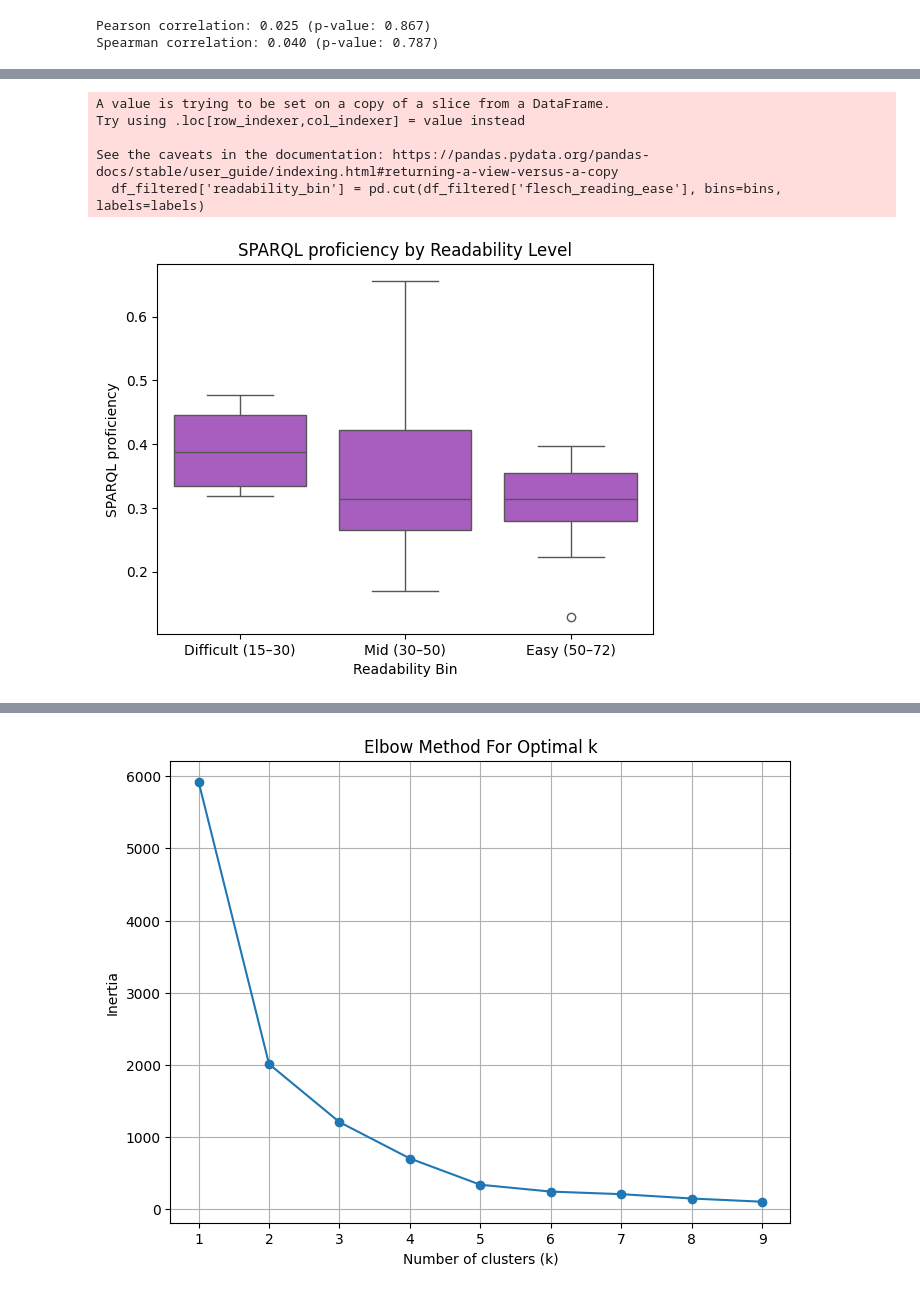
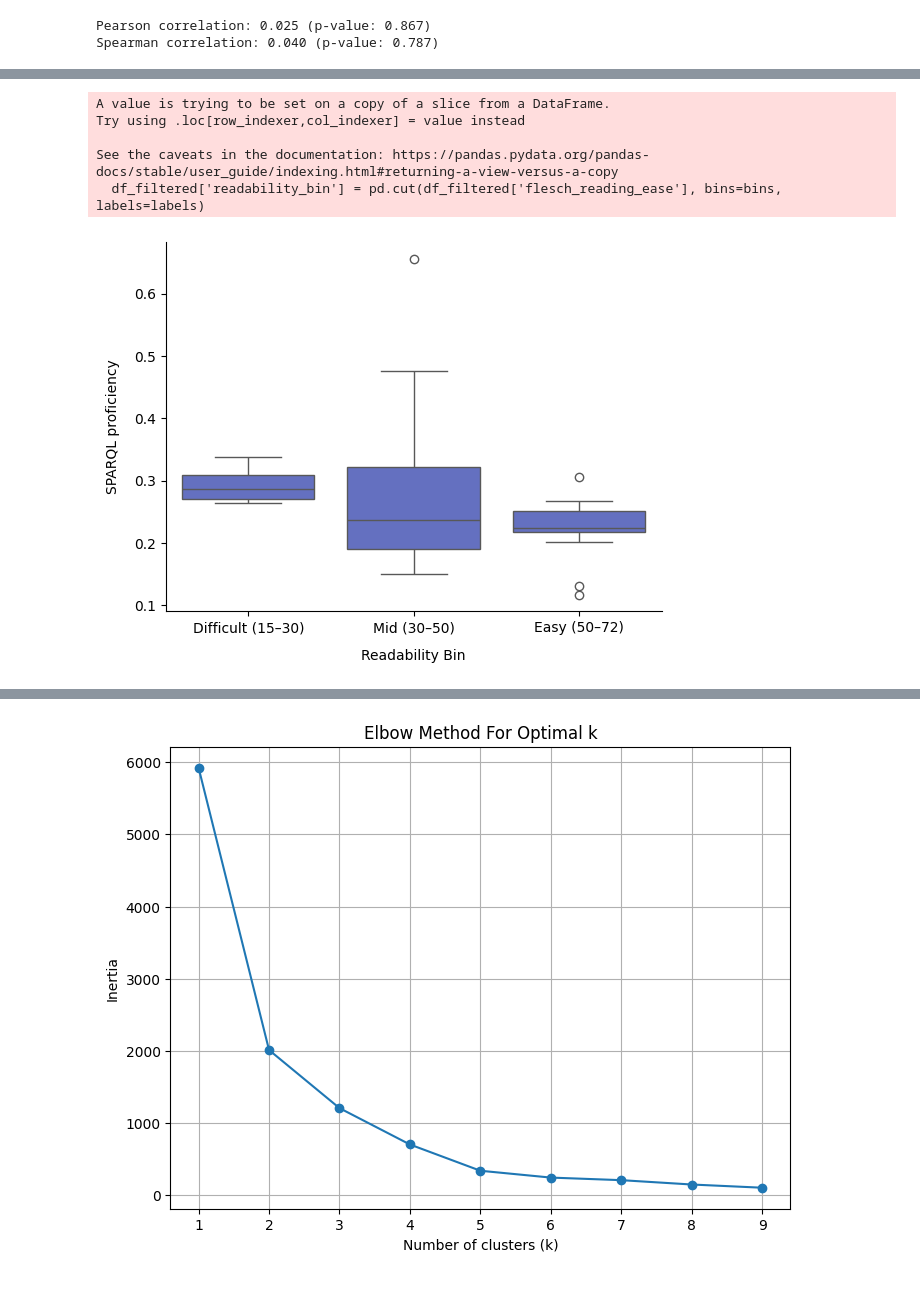
Before and after one commit to mondoboia/datastoryviz-sparql-lab, a Jupyter notebook: readability.ipynb, the cells around one changed output, grey strips where cells are left out. Saved outputs shown, nothing was run; the diff lists cells and outputs as text; code cells hidden in the pictures.

```diff
--- a/readability.ipynb
+++ b/readability.ipynb
@@ -29 +20,16 @@ Before, I was using Flesch-Kincaid, that returns the Flesch-Kincaid Grade of the
+# %%
+import json
+import re
+from html import unescape
+from textstat import flesch_reading_ease
+import pandas as pd
+import numpy as np
+from scipy.stats import pearsonr, spearmanr
+import seaborn as sns
+
+color_palette = ['#5565cf', '#b14ecf', '#cf4773', '#cf913f', '#87cf38', '#30cf6b', '#29a1cf', '#2138cf']
+
+file_path = 'data_stories_summary.json'
+with open(file_path, 'r') as file:
+    data = json.load(file)
 # %%
@@ -97,10 +92,8 @@ flesch_reading_df.to_csv("outputs/readability_scores.csv")
 # %% [markdown]
 ## Correlation Readability X SPARQL Profiency
 # %%
-import pandas as pd
-
 df_readability = pd.read_csv('outputs/readability_scores.csv', index_col=0)
-df_sparql = pd.read_csv('outputs/sparql_proficiency_new.csv', index_col=0) # using new SPARQL proficiency with many features (can be changed to sparql_proficiency.csv to see the difference)
+df_sparql = pd.read_csv('outputs/sparql_proficiency_final.csv', index_col=0)
 df_alternation = pd.read_csv('outputs/alternation_scores.csv', index_col=0)
 
 df_temp = pd.merge(df_readability[['story_id', 'flesch_reading_ease', 'normalized_readability']],
@@ -255,22 +245,29 @@ See the caveats in the documentation: https://pandas.pydata.org/pandas-docs/stab
 # %%
-import seaborn as sns
-bins = [15, 30, 50, 72]  # Low, mid, high within your actual data
+bins = [15, 30, 50, 72]
 labels = ['Difficult (15–30)', 'Mid (30–50)', 'Easy (50–72)']
 df_filtered['readability_bin'] = pd.cut(df_filtered['flesch_reading_ease'], bins=bins, labels=labels)
+
 y = np.array(df_filtered['sparql_proficiency'])
 
-sns.boxplot(x='readability_bin', y='sparql_proficiency', data=df_filtered, color='#b14ecf')
-plt.xlabel('Readability Bin')
-plt.ylabel('SPARQL proficiency')
-plt.title('SPARQL proficiency by Readability Level')
+sns.boxplot(x='readability_bin', y='sparql_proficiency', data=df_filtered, color=color_palette[0])
+plt.xlabel('Readability Bin', labelpad=10)
+plt.ylabel('SPARQL proficiency', labelpad=10)
+ax = plt.gca()
+ax.spines['top'].set_visible(False)
+ax.spines['right'].set_visible(False)
+# Save as JPG with 300 dpi
+# plt.savefig("outputs/img/13.jpg", dpi=300, bbox_inches="tight", format="jpg")
+
+# Save as EPS (vector format, resolution-independent)
+# plt.savefig("outputs/img/13.eps", format="eps", bbox_inches="tight")
 plt.show()
 # %% [output]
 A value is trying to be set on a copy of a slice from a DataFrame.
 Try using .loc[row_indexer,col_indexer] = value instead
 
 See the caveats in the documentation: https://pandas.pydata.org/pandas-docs/stable/user_guide/indexing.html#returning-a-view-versus-a-copy
   df_filtered['readability_bin'] = pd.cut(df_filtered['flesch_reading_ease'], bins=bins, labels=labels)
-[figure, old version]
+[figure, new version]
 # %%
 # Create a boolean mask: True if alternation_score > 0.7, else False
 high_alternation = df_filtered['alternation_score'] >= 0.7
```
Also changed, not shown: parts of 14 cells of this notebook, 6 other files.
